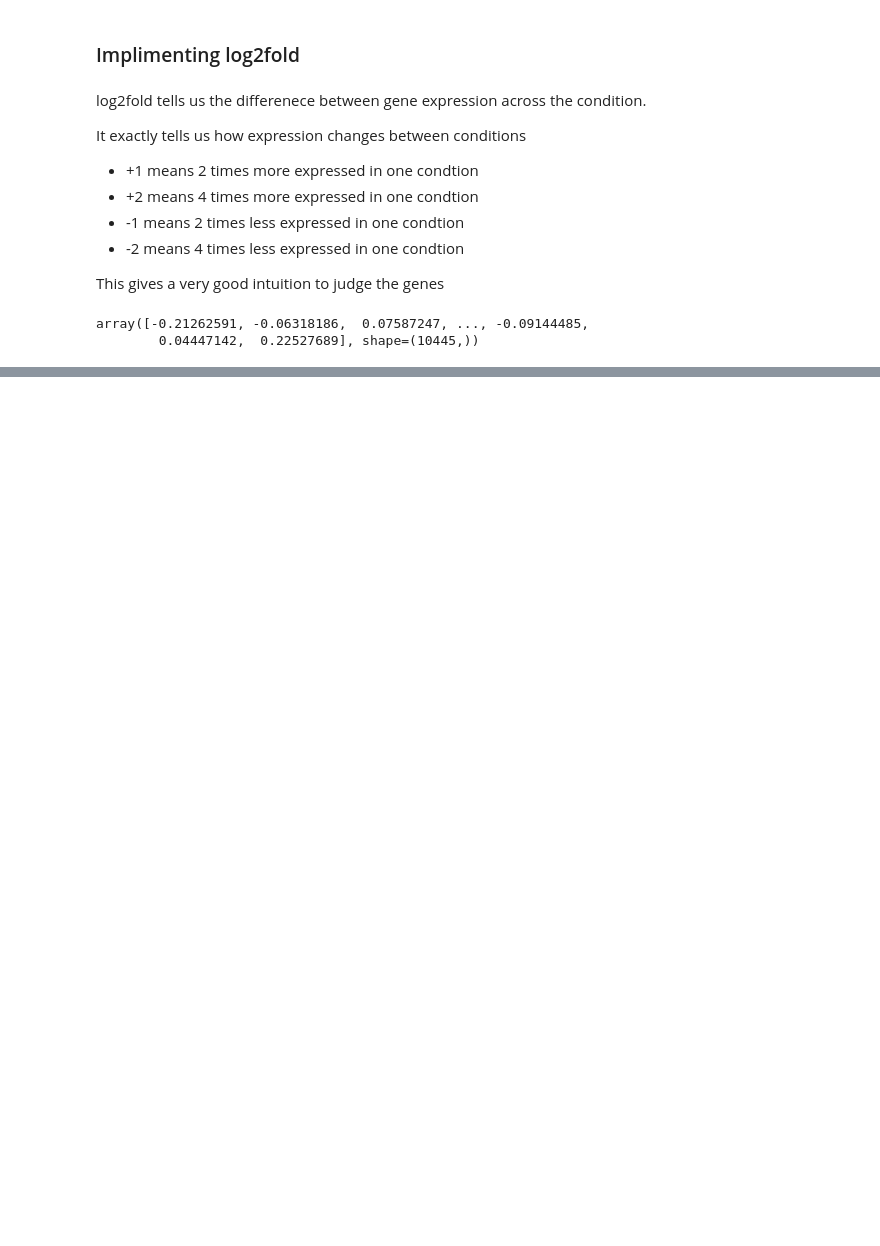
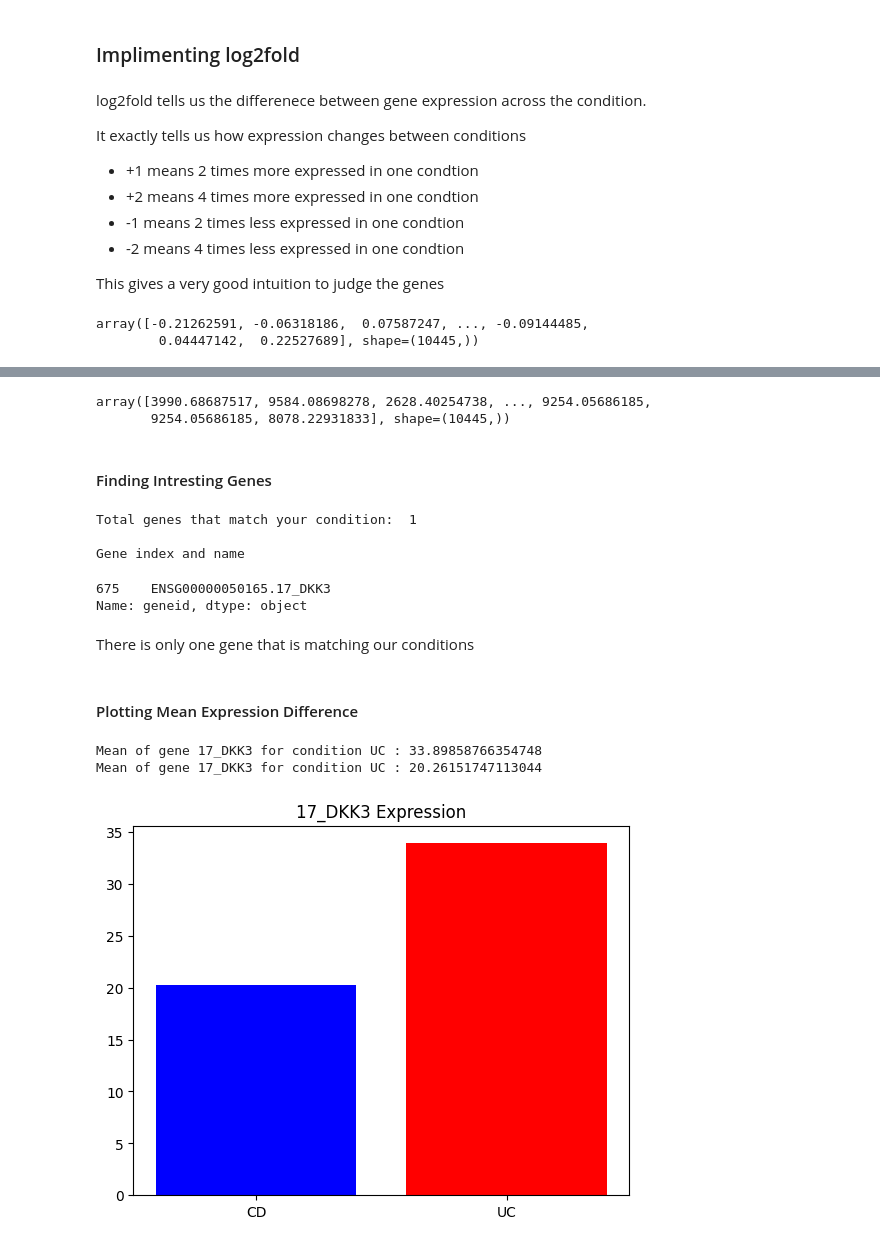
Before and after one commit to Jatin-Khiyani/uc-vs-crohns-differential-gene-expression, a Jupyter notebook: differential_expression_analysis.ipynb, the cells around one changed output, grey strips where cells are left out. Cells and saved outputs as stored; diff of their text form; code cells hidden in the pictures; blank space fills up the shorter version.

Commit message:
Applied Benjamini_Hochberg Correction, Identified one Intresting Gene. Updated README and added a plot for the intresting gene

```diff
--- a/differential_expression_analysis.ipynb
+++ b/differential_expression_analysis.ipynb
@@ -233,0 +236,51 @@ array([-0.21262591, -0.06318186,  0.07587247, ..., -0.09144485,
+# %%
+p_values_bonf = p_values * csv_data["geneid"].shape[0]
+p_values_bonf
+# %% [output]
+array([3990.68687517, 9584.08698278, 2628.40254738, ..., 9254.05686185,
+       9254.05686185, 8078.22931833], shape=(10445,))
+# %% [markdown]
+#### Finding Intresting Genes
+# %%
+### Applying filter
+# Keeping where genes are unlikely to be random chance p_value_bonf <=0.5
+# Keeping Genes where expression is large log_FC > 2
+
+to_keep = (p_values_bonf <= 0.05) & (np.abs(log2_fc) >= 0.5)
+print("Total genes that match your condition: ",to_keep.sum())
+deg_genes = csv_data.loc[to_keep, "geneid"]
+print("\nGene index and name")
+display(deg_genes)
+# %% [output]
+Total genes that match your condition:  1
+
+Gene index and name
+675    ENSG00000050165.17_DKK3
+Name: geneid, dtype: object
+# %% [markdown]
+There is only one gene that is matching our conditions
+# %% [markdown]
+#### Plotting Mean Expression Difference
+# %%
+# Ploting the mean expression differnece between the conditions UC and CD
+
+import matplotlib.pyplot as plt
+gene_identified = "17_DKK3"
+DKK3_17_row = csv_data[csv_data["geneid"]=="ENSG00000050165.17_DKK3"]
+uc_DKK3_17_cols = csv_data.filter(like="UC").columns
+cd_DKK3_17_cols = csv_data.filter(like="CD").columns
+uc_DKK3_17_row_mean = DKK3_17_row[uc_DKK3_17_cols ].mean(axis=1).values[0]
+cd_DKK3_17_row_mean = DKK3_17_row[cd_DKK3_17_cols ].mean(axis=1).values[0]
+
+print(f"Mean of gene {gene_identified} for condition UC : {uc_DKK3_17_row_mean}")
+print(f"Mean of gene {gene_identified} for condition UC : {cd_DKK3_17_row_mean}")
+
+condition = ["CD","UC"]
+mean = [cd_DKK3_17_row_mean,uc_DKK3_17_row_mean]
+plt.bar(condition, mean,capsize=5, color=['blue', 'red'])
+plt.title(f'{gene_identified} Expression')
+plt.show()
+# %% [output]
+Mean of gene 17_DKK3 for condition UC : 33.89858766354748
+Mean of gene 17_DKK3 for condition UC : 20.26151747113044
+[figure, added]
```
Also changed, not shown: parts of 2 cells of this notebook, 2 other files.
